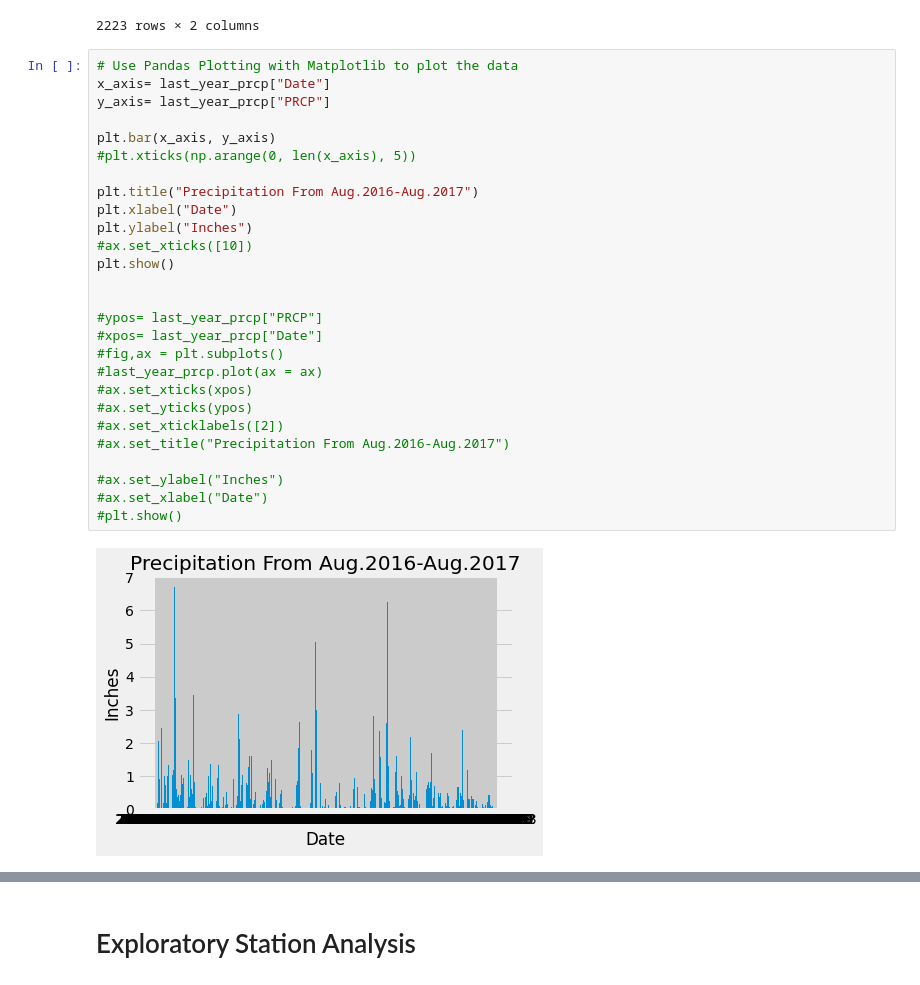
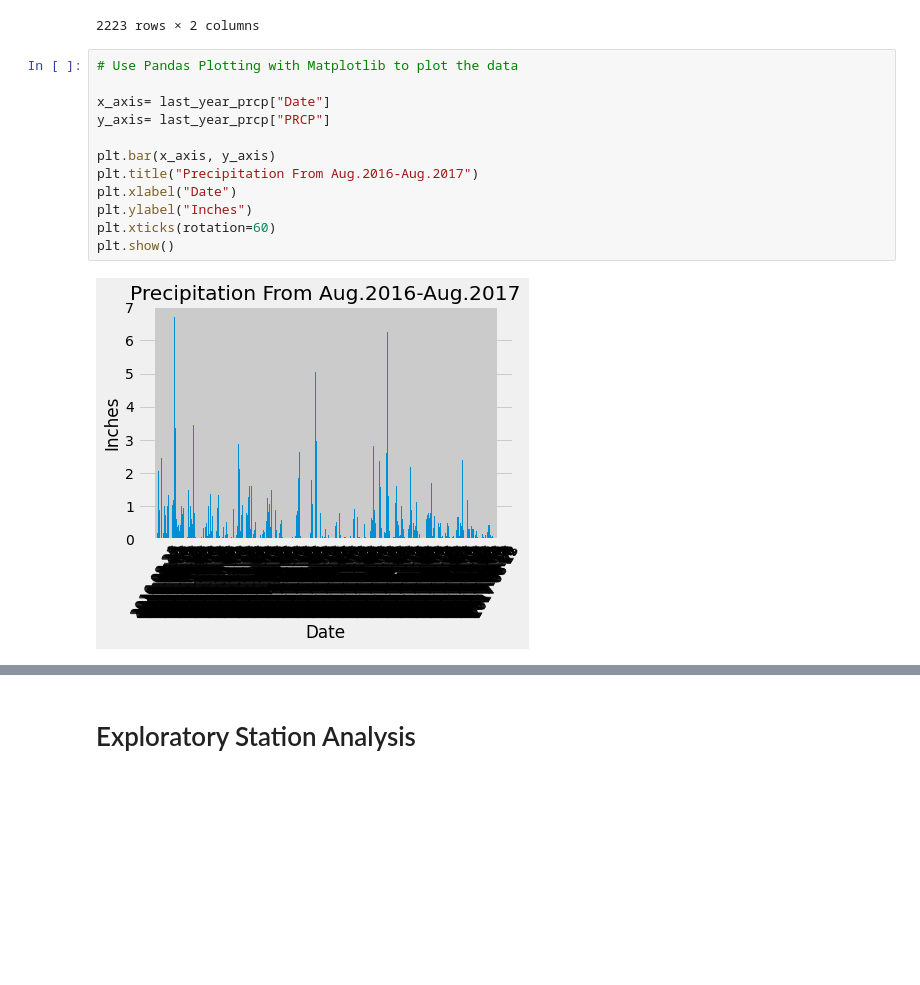
Before and after one commit to caseyjuergens/sqlalchemy-challenge, a Jupyter notebook: climate_starter.ipynb, the cells around one changed output, grey strips where cells are left out. Drawn from its saved outputs; the diff is of its cells as text; blank space fills up the shorter version.

```diff
--- a/climate_starter.ipynb
+++ b/climate_starter.ipynb
@@ -79,33 +79,18 @@ last_year_prcp.sort_values(by=["Date"])
 2223 rows × 2 columns
 # %%
 # Use Pandas Plotting with Matplotlib to plot the data
+
 x_axis= last_year_prcp["Date"]
 y_axis= last_year_prcp["PRCP"]
 
 plt.bar(x_axis, y_axis)
-#plt.xticks(np.arange(0, len(x_axis), 5))
-
 plt.title("Precipitation From Aug.2016-Aug.2017")
 plt.xlabel("Date")
 plt.ylabel("Inches")
-#ax.set_xticks([10])
+plt.xticks(rotation=60)
 plt.show()
-
-
-#ypos= last_year_prcp["PRCP"]
-#xpos= last_year_prcp["Date"]
-#fig,ax = plt.subplots()
-#last_year_prcp.plot(ax = ax)
-#ax.set_xticks(xpos)
-#ax.set_yticks(ypos)
-#ax.set_xticklabels([2])
-#ax.set_title("Precipitation From Aug.2016-Aug.2017")
-
-#ax.set_ylabel("Inches")
-#ax.set_xlabel("Date")
-#plt.show()
 # %% [output]
-[figure, old version]
+[figure, new version]
 # %%
 # Use Pandas to calcualte the summary statistics for the precipitation data
 last_year_prcp["PRCP"].describe()
```
Also changed, not shown: parts of 6 cells of this notebook.
